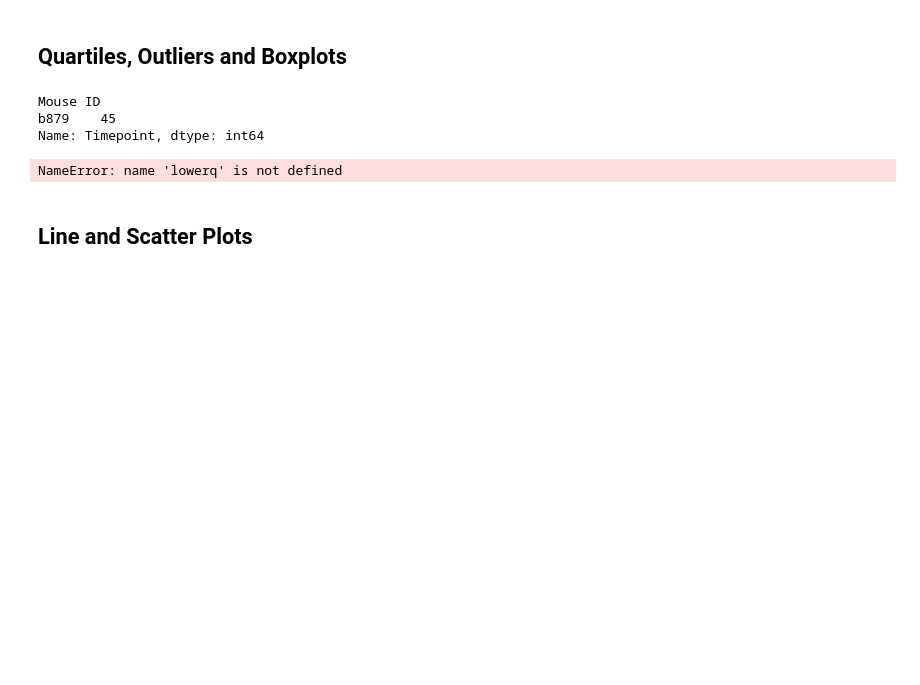
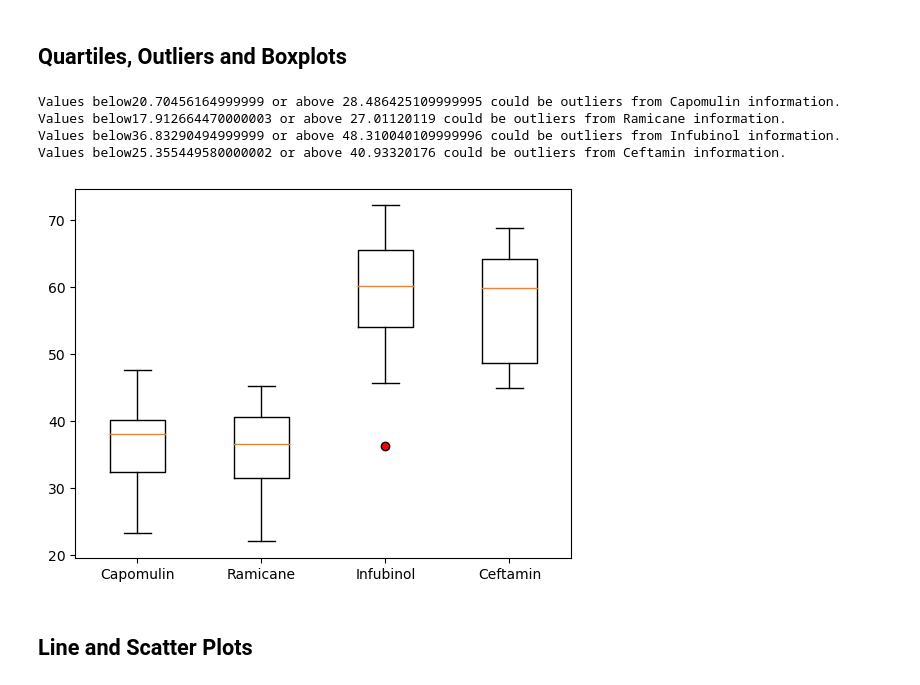
Before and after one commit to KDR9577/MatPlotlib, a Jupyter notebook: MatPlotlib/pymaceuticals_starter.ipynb, the cells around one changed output. Drawn from its saved outputs; the diff is of its cells as text; code cells hidden in the pictures; blank space fills up the shorter version.

```diff
--- a/MatPlotlib/pymaceuticals_starter.ipynb
+++ b/MatPlotlib/pymaceuticals_starter.ipynb
@@ -183,45 +186,49 @@ plt.show()
 # Capomulin, Ramicane, Infubinol, and Ceftamin
 
 # Start by getting the last (greatest) timepoint for each mouse
-final_volumes = cleaned_df.set_index([("Mouse ID")])[("Timepoint")].tail(1)
+final_volumes = cleaned_df.groupby(["Mouse ID"])["Timepoint"].max()
+final_volumes = final_volumes.reset_index()
 
 # Merge this group df with the original DataFrame to get the tumor volume at the last timepoint
 
-final_volumes
+merged_df = final_volumes.merge(cleaned_df, on=["Mouse ID", "Timepoint"], how="left")
-# %% [output]
-Mouse ID
-b879    45
-Name: Timepoint, dtype: int64
 # %%
 # Put treatments into a list for for loop (and later for plot labels)
-drugs_list = cleaned_df["Drug Regimen"].unique()
+drugs_list = ["Capomulin", "Ramicane", "Infubinol", "Ceftamin"]
 
 
 # Create empty list to fill with tumor vol data (for plotting)
 tumor_vol_data = []
 
 # Calculate the IQR and quantitatively determine if there are any potential outliers.
-for drug in tumor_vol_data:
-    quartiles =  tumor_vol_data[0]["Drug Regimen"].quantile([.25, .5, .75])
+for drug in drugs_list:
+
+
+    # Locate the rows which contain mice on each drug and get the tumor volumes
+    tumor_data = merged_df.loc[merged_df["Drug Regimen"] == drug, "Tumor Volume (mm3)"]
+
+    # add subset
+    tumor_vol_data.append(tumor_data)
+
+    # Determine outliers using upper and lower bounds
+    quartiles =  tumor_data.quantile([.25, .5, .75])
     lowerq = quartiles[0.25]
     upperq = quartiles[0.75]
     iqr = upperq - lowerq
-
-    # Locate the rows which contain mice on each drug and get the tumor volumes
-tumor_data = cleaned_df["Tumor Volume (mm3)"].unique()
-
-    # add subset
-
-
-    # Determine outliers using upper and lower bounds
-lower_bound = lowerq - (1.5 * iqr)
-upper_bound = upperq - (1.5 * iqr)
-print(f"Values below{lower_bound} or above {upper_bound} could be outliers from {drugs_list} information.")
+    lower_bound = lowerq - (1.5 * iqr)
+    upper_bound = upperq - (1.5 * iqr)
+    print(f"Values below{lower_bound} or above {upper_bound} could be outliers from {drug} information.")
 # %% [output]
-NameError: name 'lowerq' is not defined
+Values below20.70456164999999 or above 28.486425109999995 could be outliers from Capomulin information.
+Values below17.912664470000003 or above 27.01120119 could be outliers from Ramicane information.
+Values below36.83290494999999 or above 48.310040109999996 could be outliers from Infubinol information.
+Values below25.355449580000002 or above 40.93320176 could be outliers from Ceftamin information.
 # %%
 # Generate a box plot that shows the distrubution of the tumor volume for each treatment group.
-plt.box(tumor_data["Tumor Volume (mm3)"])
+plt.boxplot(tumor_vol_data, labels=drugs_list, flierprops={"markerfacecolor":"red"})
+plt.show()
+# %% [output]
+[figure, added]
 # %% [markdown]
 ## Line and Scatter Plots
 # %%
```
Also changed, not shown: parts of 3 cells of this notebook.
